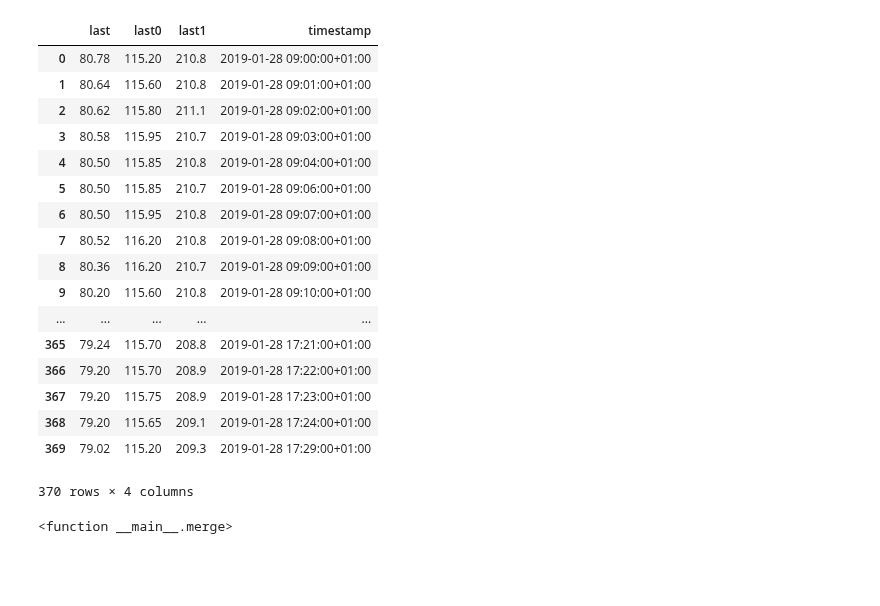
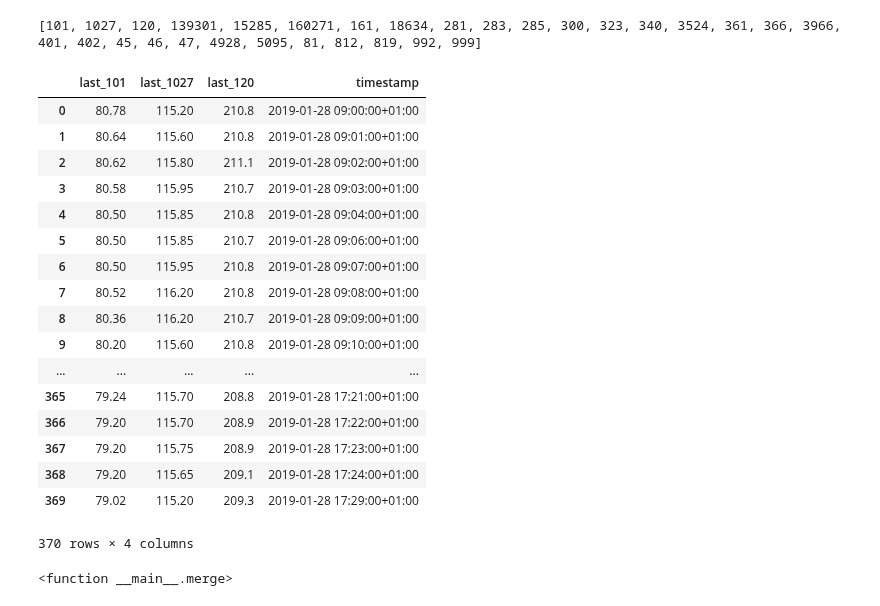
Before and after one commit to smartestrobotdai/download-data, a Jupyter notebook: data-analytics/omx30-prep.ipynb, the cells around one changed output. Cells and saved outputs as stored; diff of their text form; code cells hidden in the pictures; blank space fills up the shorter version.

Commit message:
prep: trying to merge

```diff
--- a/data-analytics/omx30-prep.ipynb
+++ b/data-analytics/omx30-prep.ipynb
@@ -103,24 +103,29 @@ def plot(stock_id, day_id ):
     time_series_all_list[stock_id][day_id].plot(x='timestamp', y=['last','ema_20'])
     time_series_all_list[stock_id][day_id].plot(x='timestamp', y=['value_ema_20_beta_99'])
 # %%
-df1 = time_series_all_list[0][0]
-df2 = time_series_all_list[1][0]
-df3 = time_series_all_list[2][0]
+columns = ['timestamp','last']
+print(stock_id_list)
+df1 = time_series_all_list[0][0][columns].rename({'last': 'last_' + str(stock_id_list[0])}, axis=1)
+df2 = time_series_all_list[1][0][columns].rename({'last': 'last_' + str(stock_id_list[1])}, axis=1)
+df3 = time_series_all_list[2][0][columns].rename({'last': 'last_' + str(stock_id_list[2])}, axis=1)
+
+
 
 from functools import reduce
 index = 0
 def merge(df1, df2):
     global index
-    merged = df1.set_index('timestamp').join(df2.set_index('timestamp'), how='inner', rsuffix=str(index))
+    merged = df1.set_index('timestamp').join(df2.set_index('timestamp'), how='inner', rsuffix=stock_id_list[index])
     index += 1
     merged['timestamp'] = merged.index
     return merged
 
-columns = ['timestamp','last']
-df_merged = reduce(merge, [df1[columns],df2[columns],df3[columns]])
+
+df_merged = reduce(merge, [df1,df2,df3])
 df_merged.reset_index(drop=True)
 # %% [output]
+[101, 1027, 120, 139301, 15285, 160271, 161, 18634, 281, 283, 285, 300, 323, 340, 3524, 361, 366, 3966, 401, 402, 45, 46, 47, 4928, 5095, 81, 812, 819, 992, 999]
-|  | last | last0 | last1 | timestamp |
+|  | last_101 | last_1027 | last_120 | timestamp |
 | 0 | 80.78 | 115.20 | 210.8 | 2019-01-28 09:00:00+01:00 |
 | 1 | 80.64 | 115.60 | 210.8 | 2019-01-28 09:01:00+01:00 |
 | 2 | 80.62 | 115.80 | 211.1 | 2019-01-28 09:02:00+01:00 |
@@ -137,7 +142,7 @@ df_merged.reset_index(drop=True)
 | 367 | 79.20 | 115.75 | 208.9 | 2019-01-28 17:23:00+01:00 |
 | 368 | 79.20 | 115.65 | 209.1 | 2019-01-28 17:24:00+01:00 |
 | 369 | 79.02 | 115.20 | 209.3 | 2019-01-28 17:29:00+01:00 |
-370 rows × 4 columns
+370 rows × 4 columns
 # %%
 merge
 # %% [output]
```
